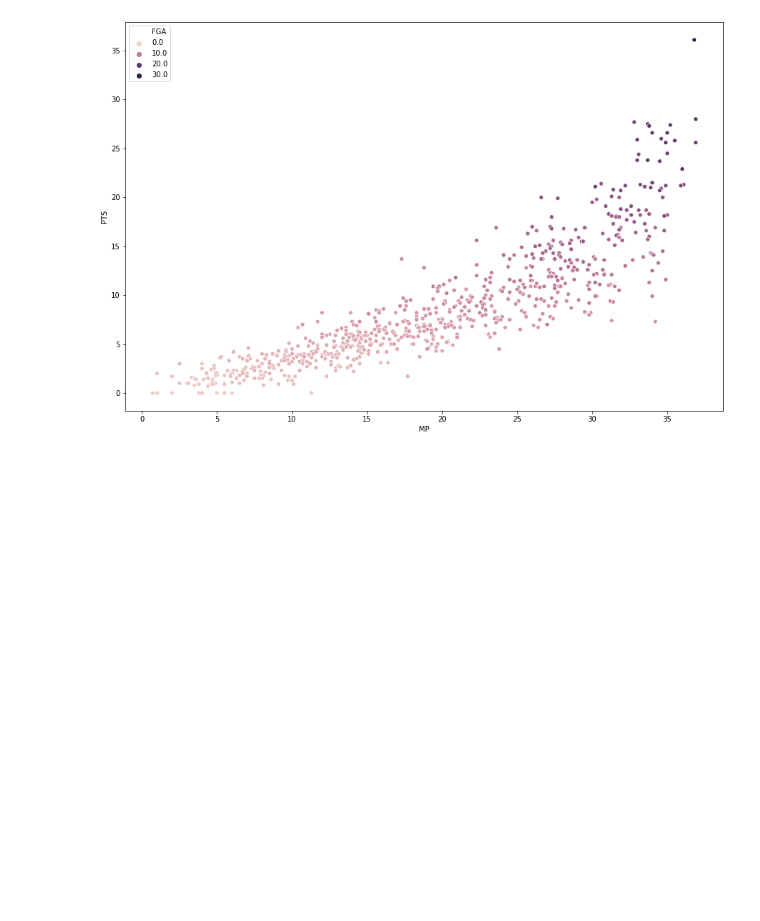
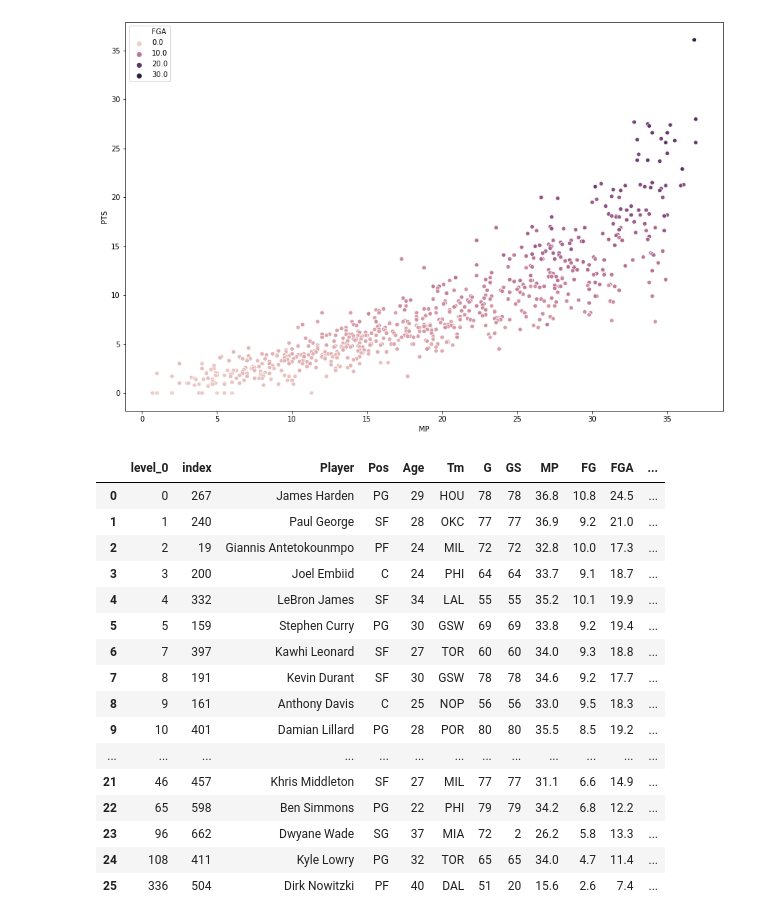
Before and after one commit to Ajnbro/nba320.github.io, a Jupyter notebook: Final Project Notebook.ipynb, the cells around one changed output. Cells and saved outputs as stored; diff of their text form; code cells hidden in the pictures; blank space fills up the shorter version.

```diff
--- a/Final Project Notebook.ipynb
+++ b/Final Project Notebook.ipynb
@@ -80,3 +78,47 @@ plt.show()
 # %% [output]
 [figure]
+# %%
+# Graph different stats of all-stars of the 2018-2019 season
+all_star_game_players = pd.read_csv('all_star_2018_2019_stats')
+all_star_game_stats
+# We will be using this data_set to get the names of the all-stars which we can cross-reference with the larger
+# dataset of all of the stats from the 2018-2019 season. The stats in this dataset are from the all-star game
+# itself and are not important to us
+
+# renaming the starters columns to fit the data better as I concatenated both teams rosters together.
+all_star_game_stats = all_star_game_stats.rename(columns = {'Starters' : 'Player'})
+
+# Changing the Player column to match the other data-set
+for i, row in all_star_game_stats.iterrows():
+    player = row.Player
+    name_split = player.split('\\')
+    player_name = name_split[0]
+    all_star_game_stats.at[i, 'Player'] = player_name
+
+# Now we want to pull out the stats for the all-stars from the 2018-2019 stats data and make a new dataframe
+nba_all_stars = nba_stats[nba_stats["Player"].isin(all_star_game_stats["Player"])]
+
+nba_all_stars = nba_all_stars.reset_index()
+
+nba_all_stars
+
+# Now with this we can graph any necessary data we want pertaining to all stars
+# %% [output]
+|  | level_0 | index | Player | Pos | Age | Tm | G | GS | MP | FG | FGA | ... |
+| 0 | 0 | 267 | James Harden | PG | 29 | HOU | 78 | 78 | 36.8 | 10.8 | 24.5 | ... |
+| 1 | 1 | 240 | Paul George | SF | 28 | OKC | 77 | 77 | 36.9 | 9.2 | 21.0 | ... |
+| 2 | 2 | 19 | Giannis Antetokounmpo | PF | 24 | MIL | 72 | 72 | 32.8 | 10.0 | 17.3 | ... |
+| 3 | 3 | 200 | Joel Embiid | C | 24 | PHI | 64 | 64 | 33.7 | 9.1 | 18.7 | ... |
+| 4 | 4 | 332 | LeBron James | SF | 34 | LAL | 55 | 55 | 35.2 | 10.1 | 19.9 | ... |
+| 5 | 5 | 159 | Stephen Curry | PG | 30 | GSW | 69 | 69 | 33.8 | 9.2 | 19.4 | ... |
+| 6 | 7 | 397 | Kawhi Leonard | SF | 27 | TOR | 60 | 60 | 34.0 | 9.3 | 18.8 | ... |
+| 7 | 8 | 191 | Kevin Durant | SF | 30 | GSW | 78 | 78 | 34.6 | 9.2 | 17.7 | ... |
+| 8 | 9 | 161 | Anthony Davis | C | 25 | NOP | 56 | 56 | 33.0 | 9.5 | 18.3 | ... |
+| 9 | 10 | 401 | Damian Lillard | PG | 28 | POR | 80 | 80 | 35.5 | 8.5 | 19.2 | ... |
+| ... | ... | ... | ... | ... | ... | ... | ... | ... | ... | ... | ... | ... |
+| 21 | 46 | 457 | Khris Middleton | SF | 27 | MIL | 77 | 77 | 31.1 | 6.6 | 14.9 | ... |
+| 22 | 65 | 598 | Ben Simmons | PG | 22 | PHI | 79 | 79 | 34.2 | 6.8 | 12.2 | ... |
+| 23 | 96 | 662 | Dwyane Wade | SG | 37 | MIA | 72 | 2 | 26.2 | 5.8 | 13.3 | ... |
+| 24 | 108 | 411 | Kyle Lowry | PG | 32 | TOR | 65 | 65 | 34.0 | 4.7 | 11.4 | ... |
+| 25 | 336 | 504 | Dirk Nowitzki | PF | 40 | DAL | 51 | 20 | 15.6 | 2.6 | 7.4 | ... |
 # %%
```
Also changed, not shown: parts of 5 cells of this notebook, 4 other files.
